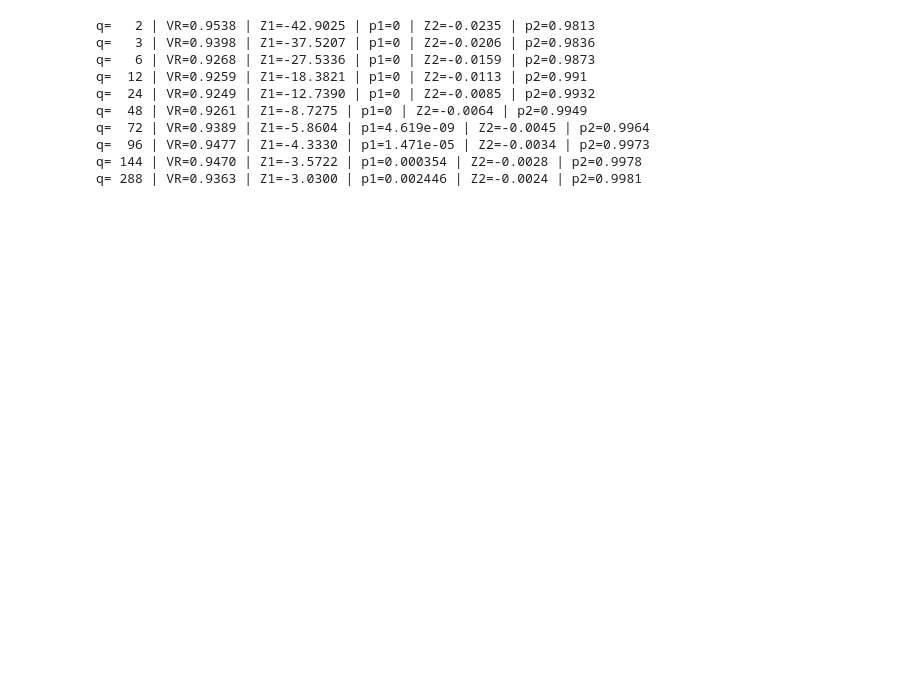
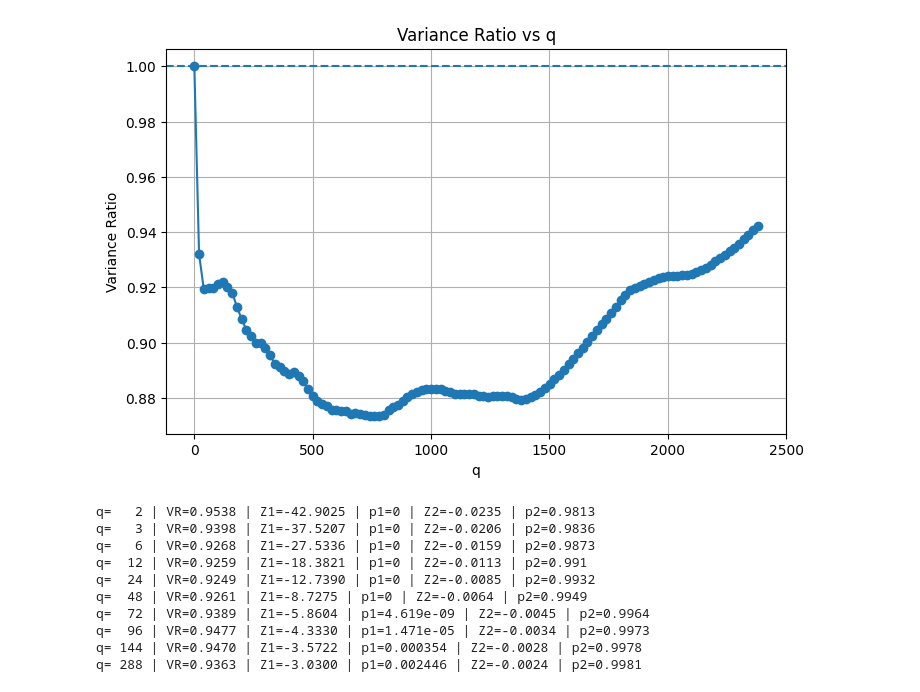
Before and after one commit to nl2992/5360_GroupProject, a Jupyter notebook: test_result.ipynb, the cells around one changed output. Saved outputs shown, nothing was run; the diff lists cells and outputs as text; code cells hidden in the pictures; blank space fills up the shorter version.

```diff
--- a/test_result.ipynb
+++ b/test_result.ipynb
@@ -54,4 +88,21 @@ if __name__ == "__main__":
 ... (12 outputs left out)
+# %%
+import matplotlib.pyplot as plt
+
+
+
+plt.figure(figsize=(8,5))
+plt.plot(q_list, vr_list, marker='o')
+plt.axhline(1.0, linestyle='--')
+plt.xlabel("q")
+plt.ylabel("Variance Ratio")
+plt.title("Variance Ratio vs q")
+plt.grid(True)
+plt.show()
+# this is a naive variance ratio test in lecture note, as instructed by professor, i plot the variance ratio from q = 0, to q = 2500(q stands for how many bars)
+#we see the slope going up after 1500, which is around 20days, its a sign of trend following. it also shows in short term, under 400 bars, around one week, it is mean reversion.
+# %% [output]
+[figure, added]
 # %%
 from scipy import stats
 def variance_test_lm(price, q):
```
Also changed, not shown: parts of 1 cell of this notebook.
